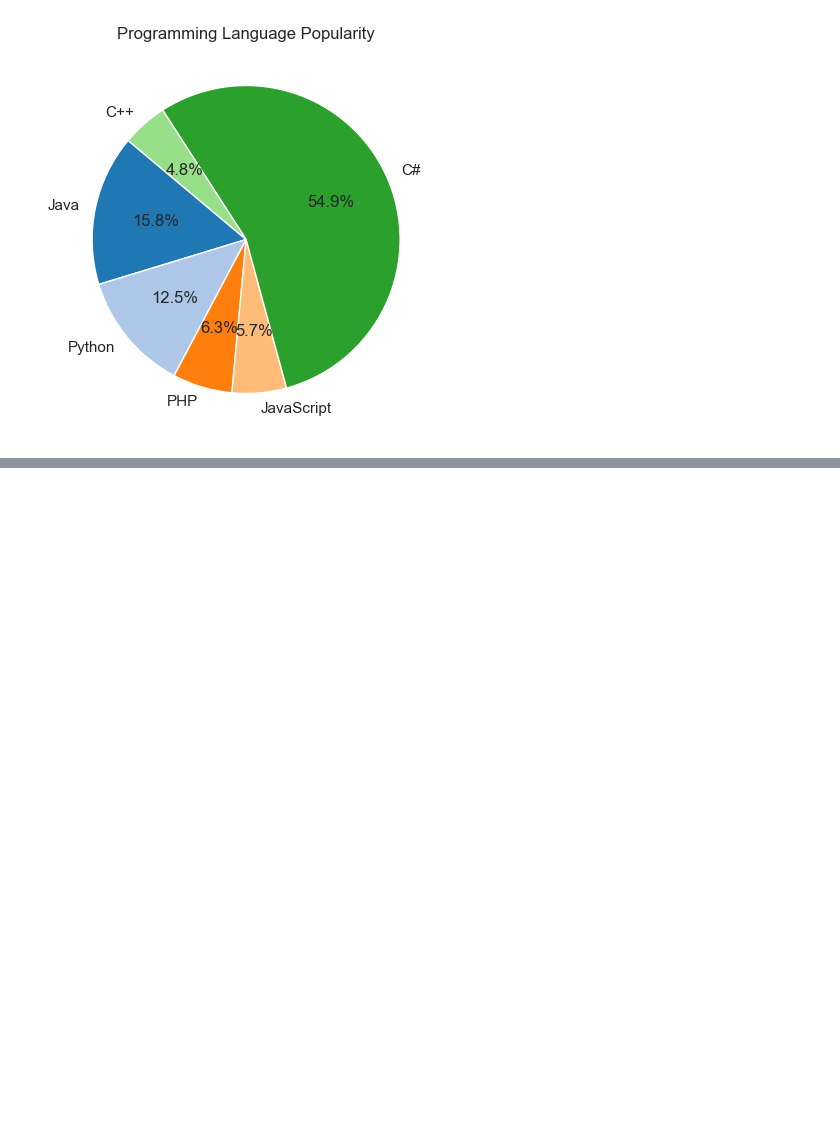
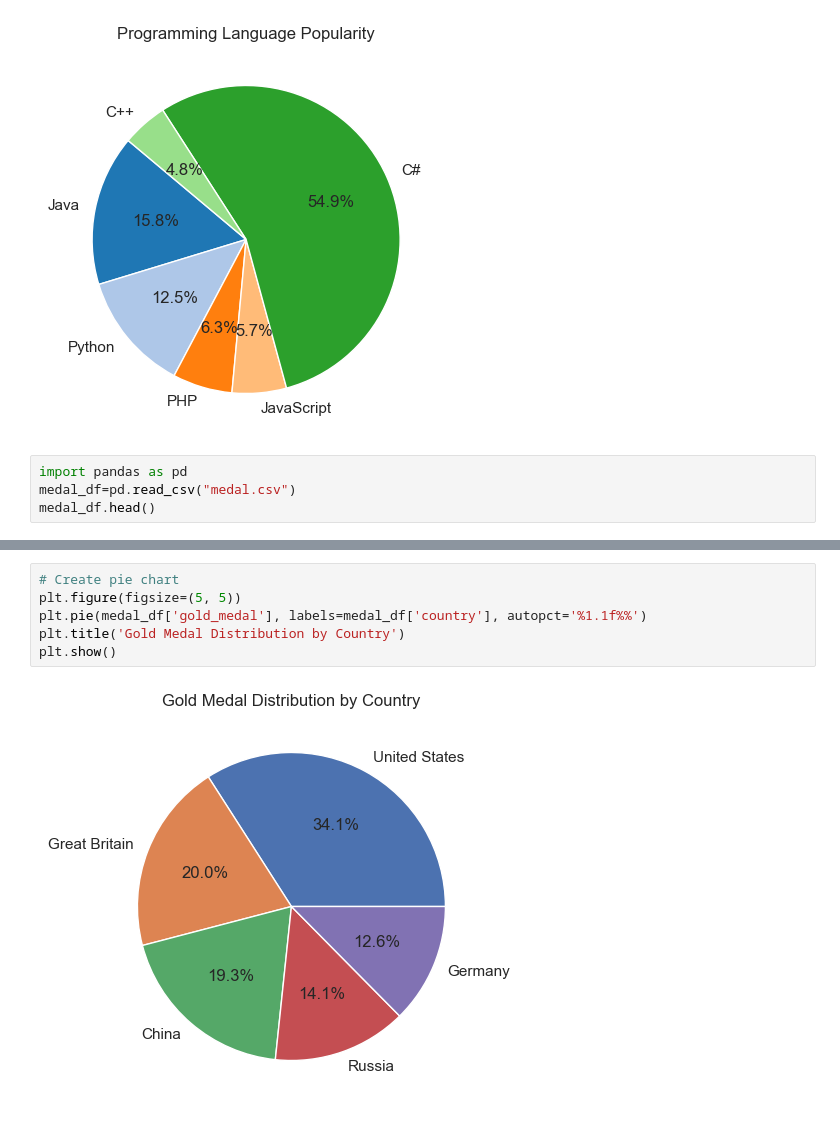
Before and after one commit to chaithanya-ks2/MCA, a Jupyter notebook: S3/DS/Ex3.ipynb, the cells around one changed output, grey strips where cells are left out. Cells and saved outputs as stored; diff of their text form; blank space fills up the shorter version.

```diff
--- a/S3/DS/Ex3.ipynb
+++ b/S3/DS/Ex3.ipynb
@@ -137,3 +137,7 @@ plt.title('Programming Language Popularity')
 plt.show()
 # %% [output]
 [figure]
+# %%
+import pandas as pd
+medal_df=pd.read_csv("medal.csv")
+medal_df.head()
@@ -139,0 +151,8 @@ plt.show()
+# %%
+# Create pie chart
+plt.figure(figsize=(5, 5))
+plt.pie(medal_df['gold_medal'], labels=medal_df['country'], autopct='%1.1f%%')
+plt.title('Gold Medal Distribution by Country')
+plt.show()
+# %% [output]
+[figure, added]
```
Also changed, not shown: parts of 2 cells of this notebook, 3 other files.
